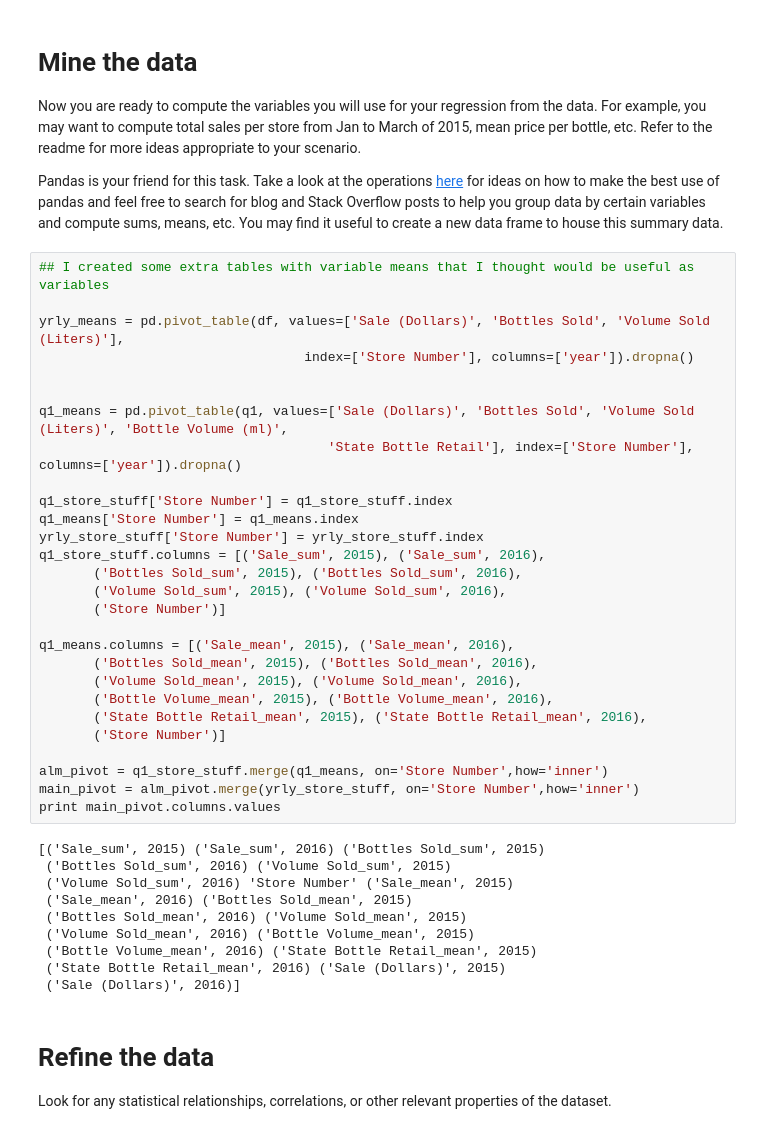
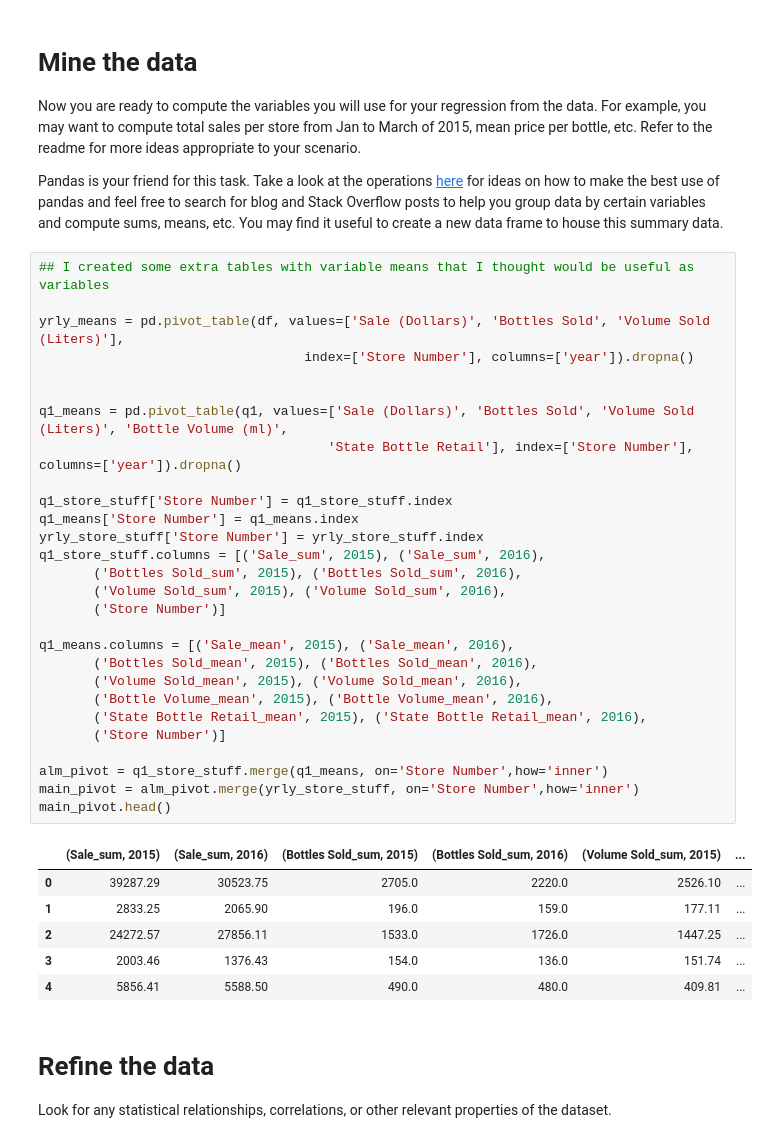
Before and after one commit to cmyoung0718/dsi-sea-project03, a Jupyter notebook: starter-code/Project 3 Starter Code.ipynb, the cells around one changed output. Drawn from its saved outputs; the diff is of its cells as text.

```diff
--- a/starter-code/Project 3 Starter Code.ipynb
+++ b/starter-code/Project 3 Starter Code.ipynb
@@ -203,41 +203,38 @@ Pandas is your friend for this task. Take a look at the operations [here](http:/
 # %%
 ## I created some extra tables with variable means that I thought would be useful as variables
 
 yrly_means = pd.pivot_table(df, values=['Sale (Dollars)', 'Bottles Sold', 'Volume Sold (Liters)'],
                                   index=['Store Number'], columns=['year']).dropna()
 
 
 q1_means = pd.pivot_table(q1, values=['Sale (Dollars)', 'Bottles Sold', 'Volume Sold (Liters)', 'Bottle Volume (ml)',
                                      'State Bottle Retail'], index=['Store Number'], columns=['year']).dropna()
 
 q1_store_stuff['Store Number'] = q1_store_stuff.index
 q1_means['Store Number'] = q1_means.index
 yrly_store_stuff['Store Number'] = yrly_store_stuff.index
 q1_store_stuff.columns = [('Sale_sum', 2015), ('Sale_sum', 2016),
        ('Bottles Sold_sum', 2015), ('Bottles Sold_sum', 2016),
        ('Volume Sold_sum', 2015), ('Volume Sold_sum', 2016),
        ('Store Number')]
 
 q1_means.columns = [('Sale_mean', 2015), ('Sale_mean', 2016),
        ('Bottles Sold_mean', 2015), ('Bottles Sold_mean', 2016),
        ('Volume Sold_mean', 2015), ('Volume Sold_mean', 2016),
        ('Bottle Volume_mean', 2015), ('Bottle Volume_mean', 2016),
        ('State Bottle Retail_mean', 2015), ('State Bottle Retail_mean', 2016),
        ('Store Number')]
 
 alm_pivot = q1_store_stuff.merge(q1_means, on='Store Number',how='inner')
 main_pivot = alm_pivot.merge(yrly_store_stuff, on='Store Number',how='inner')
-print main_pivot.columns.values
+main_pivot.head()
 # %% [output]
-[('Sale_sum', 2015) ('Sale_sum', 2016) ('Bottles Sold_sum', 2015)
- ('Bottles Sold_sum', 2016) ('Volume Sold_sum', 2015)
- ('Volume Sold_sum', 2016) 'Store Number' ('Sale_mean', 2015)
- ('Sale_mean', 2016) ('Bottles Sold_mean', 2015)
- ('Bottles Sold_mean', 2016) ('Volume Sold_mean', 2015)
- ('Volume Sold_mean', 2016) ('Bottle Volume_mean', 2015)
- ('Bottle Volume_mean', 2016) ('State Bottle Retail_mean', 2015)
- ('State Bottle Retail_mean', 2016) ('Sale (Dollars)', 2015)
- ('Sale (Dollars)', 2016)]
+|  | (Sale_sum, 2015) | (Sale_sum, 2016) | (Bottles Sold_sum, 2015) | (Bottles Sold_sum, 2016) | (Volume Sold_sum, 2015) | ... |
+| 0 | 39287.29 | 30523.75 | 2705.0 | 2220.0 | 2526.10 | ... |
+| 1 | 2833.25 | 2065.90 | 196.0 | 159.0 | 177.11 | ... |
+| 2 | 24272.57 | 27856.11 | 1533.0 | 1726.0 | 1447.25 | ... |
+| 3 | 2003.46 | 1376.43 | 154.0 | 136.0 | 151.74 | ... |
+| 4 | 5856.41 | 5588.50 | 490.0 | 480.0 | 409.81 | ... |
 # %% [markdown]
 # Refine the data
 Look for any statistical relationships, correlations, or other relevant properties of the dataset.
```
Also changed, not shown: parts of 7 cells of this notebook.
